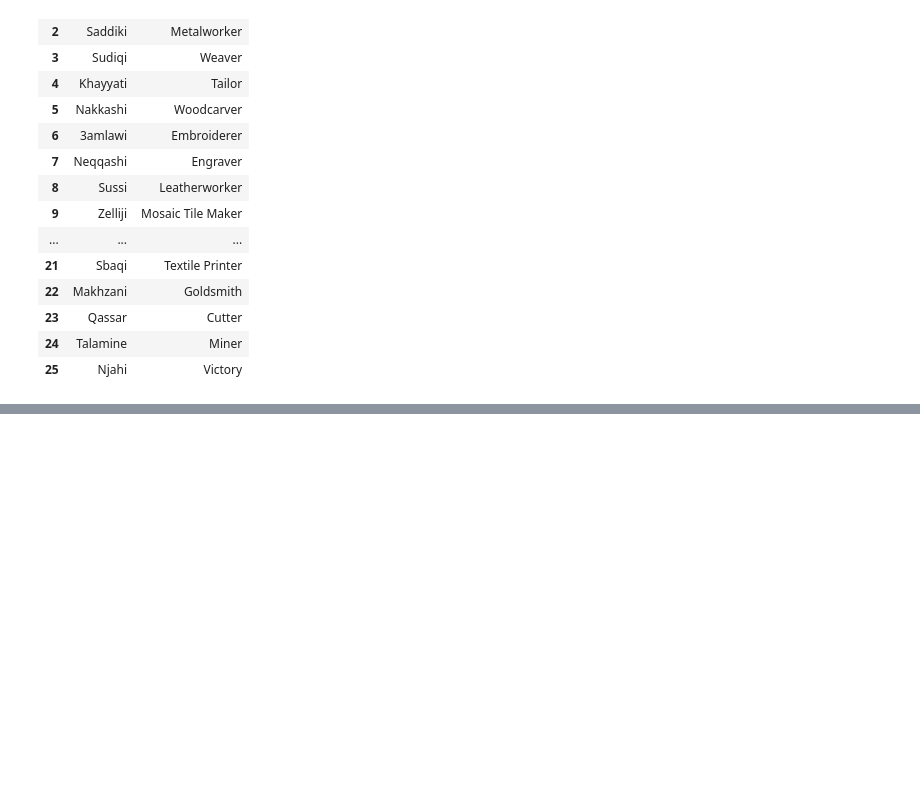
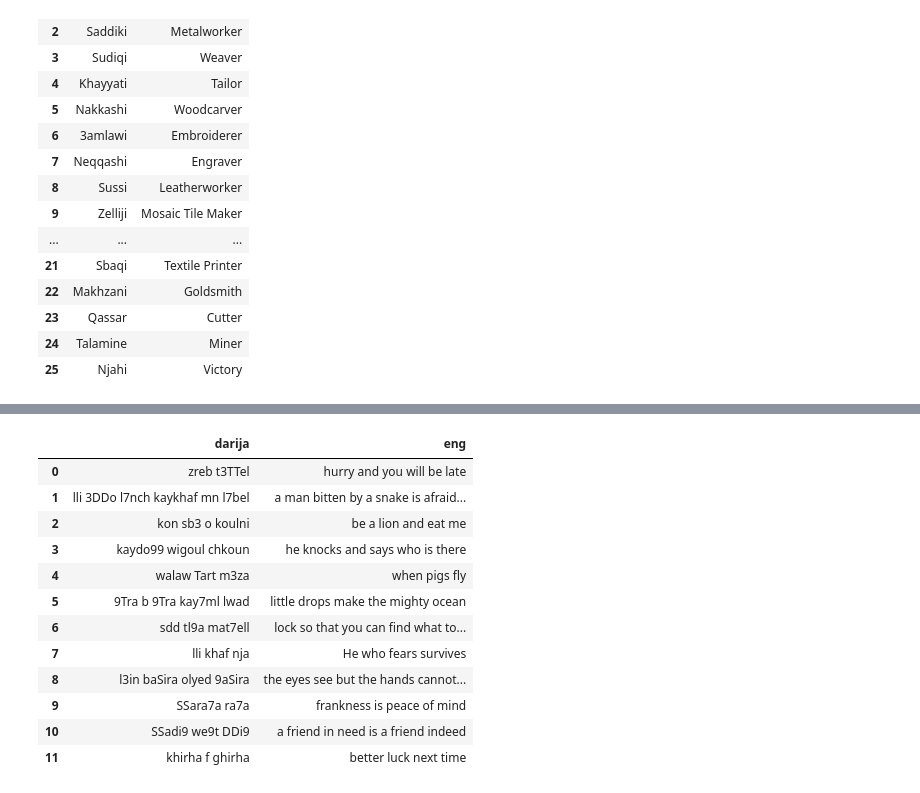
Before and after one commit to Saber-shm/darija, a Jupyter notebook: Untitled.ipynb, the cells around one changed output, grey strips where cells are left out. Saved outputs shown, nothing was run; the diff lists cells and outputs as text; code cells hidden in the pictures; blank space fills up the shorter version.

```diff
--- a/Untitled.ipynb
+++ b/Untitled.ipynb
@@ -535,0 +670,17 @@ artizana_df
+# %%
+proverbds_df = pd.read_csv("darija_to_english_data/proverbs.csv")
+proverbds_df
+# %% [output]
+|  | darija | eng |
+| 0 | zreb t3TTel | hurry and you will be late |
+| 1 | lli 3DDo l7nch kaykhaf mn l7bel | a man bitten by a snake is afraid... |
+| 2 | kon sb3 o koulni | be a lion and eat me |
+| 3 | kaydo99 wigoul chkoun | he knocks and says who is there |
+| 4 | walaw Tart m3za | when pigs fly |
+| 5 | 9Tra b 9Tra kay7ml lwad | little drops make the mighty ocean |
+| 6 | sdd tl9a mat7ell | lock so that you can find what to... |
+| 7 | lli khaf nja | He who fears survives |
+| 8 | l3in baSira olyed 9aSira | the eyes see but the hands cannot... |
+| 9 | SSara7a ra7a | frankness is peace of mind |
+| 10 | SSadi9 we9t DDi9 | a friend in need is a friend indeed |
+| 11 | khirha f ghirha | better luck next time |
```
Also changed, not shown: parts of 23 cells of this notebook, 4 other files.
